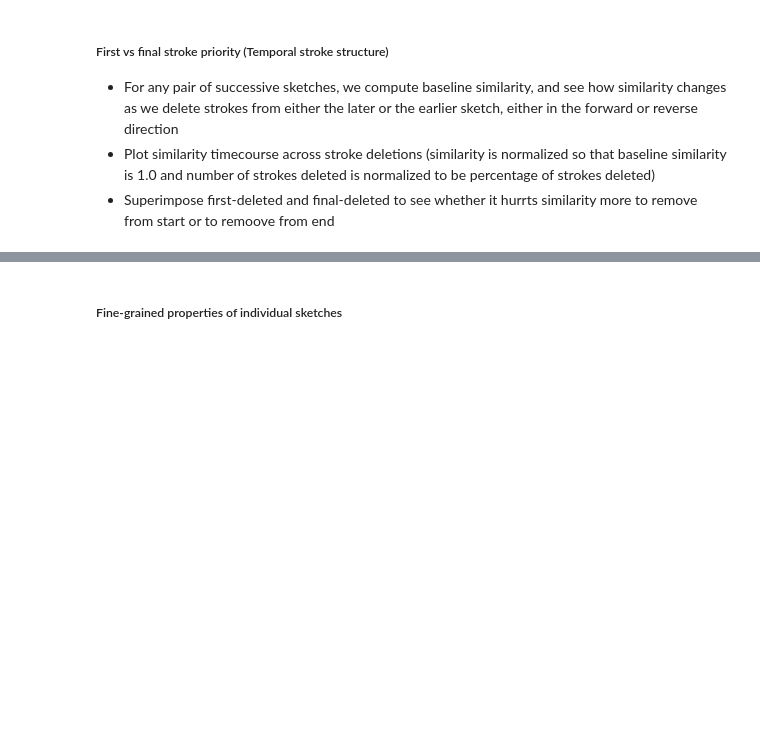
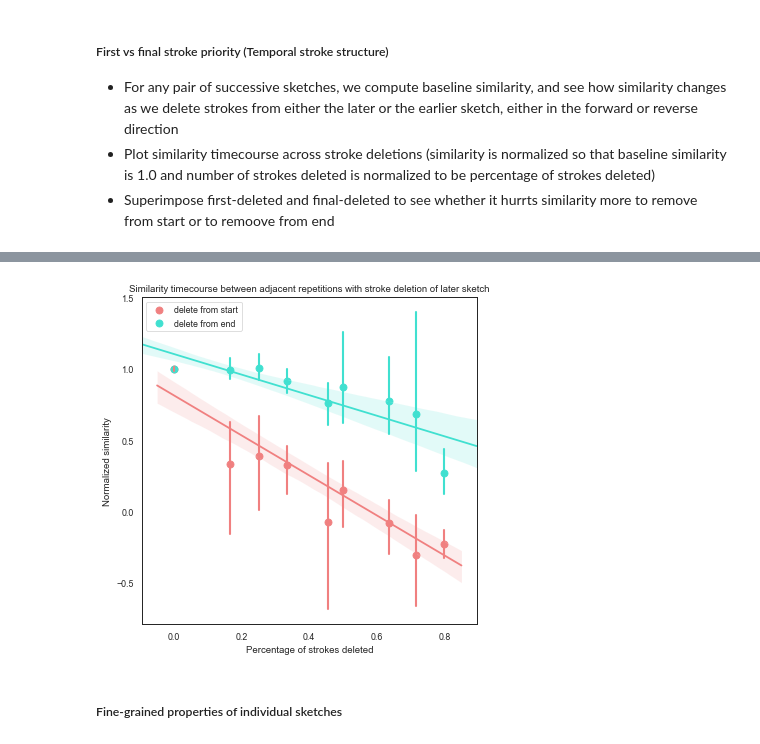
Before and after one commit to cogtoolslab/graphical_conventions_cogsci19, a Jupyter notebook: analysis/ipynb/megsano/analyze_refgame_sketches.ipynb, the cells around one changed output, grey strips where cells are left out. Cells and saved outputs as stored; diff of their text form; code cells hidden in the pictures; blank space fills up the shorter version.

```diff
--- a/analysis/ipynb/megsano/analyze_refgame_sketches.ipynb
+++ b/analysis/ipynb/megsano/analyze_refgame_sketches.ipynb
@@ -183,3 +225,11 @@ def plot_stroke_similarity(D, M, F, base_rep, lesion_later_sketch):
+# %%
+# lesion later sketch
+fig, ax = plt.subplots(figsize=(6, 6))
+lesion_later_sketch = True
+for from_start in [True, False]:
+    h.plot_stroke_similarity_rep_aggregate(D, M_stroke_analysis, F_stroke_analysis, from_start, lesion_later_sketch, ax)
+# %% [output]
+[figure, added]
 # %% [markdown]
 ##### Fine-grained properties of individual sketches
 # %%
```
Also changed, not shown: parts of 12 cells of this notebook.
